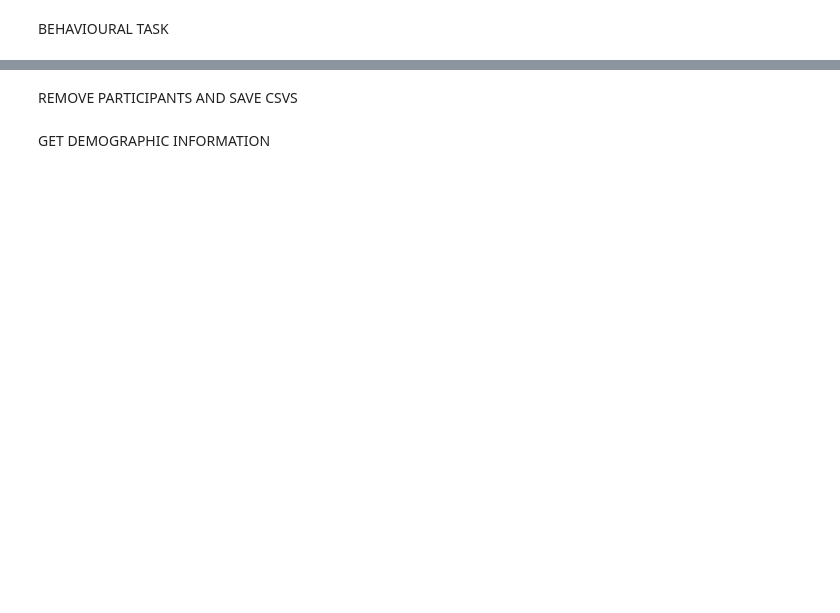
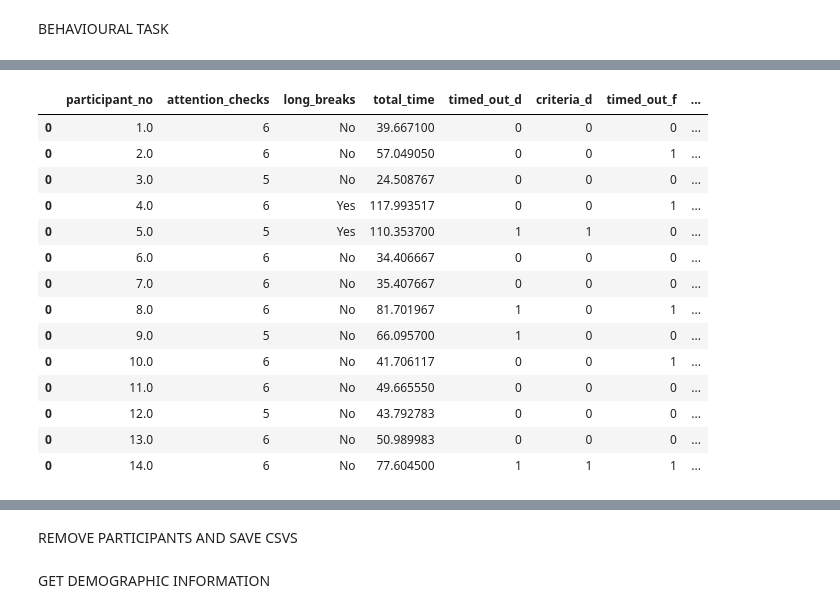
Before and after one commit to emilybagley/disgust_reversal_learning-pilot, a Jupyter notebook: 1_create_clean_dataframes.ipynb, the cells around one changed output, grey strips where cells are left out. Drawn from its saved outputs; the diff is of its cells as text; code cells hidden in the pictures; blank space fills up the shorter version.

```diff
--- a/1_create_clean_dataframes.ipynb
+++ b/1_create_clean_dataframes.ipynb
@@ -238,4 +256,22 @@ task_understood[task_understood.task_understood=="No"]
 | 0 | 14.0 | 6 | No | 77.604500 | 1 | 1 | 1 | ... |
+# %%
+task_understood
+# %% [output]
+|  | participant_no | attention_checks | long_breaks | total_time | timed_out_d | criteria_d | timed_out_f | ... |
+| 0 | 1.0 | 6 | No | 39.667100 | 0 | 0 | 0 | ... |
+| 0 | 2.0 | 6 | No | 57.049050 | 0 | 0 | 1 | ... |
+| 0 | 3.0 | 5 | No | 24.508767 | 0 | 0 | 0 | ... |
+| 0 | 4.0 | 6 | Yes | 117.993517 | 0 | 0 | 1 | ... |
+| 0 | 5.0 | 5 | Yes | 110.353700 | 1 | 1 | 0 | ... |
+| 0 | 6.0 | 6 | No | 34.406667 | 0 | 0 | 0 | ... |
+| 0 | 7.0 | 6 | No | 35.407667 | 0 | 0 | 0 | ... |
+| 0 | 8.0 | 6 | No | 81.701967 | 1 | 0 | 1 | ... |
+| 0 | 9.0 | 5 | No | 66.095700 | 1 | 0 | 0 | ... |
+| 0 | 10.0 | 6 | No | 41.706117 | 0 | 0 | 1 | ... |
+| 0 | 11.0 | 6 | No | 49.665550 | 0 | 0 | 0 | ... |
+| 0 | 12.0 | 5 | No | 43.792783 | 0 | 0 | 0 | ... |
+| 0 | 13.0 | 6 | No | 50.989983 | 0 | 0 | 0 | ... |
+| 0 | 14.0 | 6 | No | 77.604500 | 1 | 1 | 1 | ... |
 # %%
 for i in list(task_understood[task_understood.task_understood=="No"].participant_no):
     excluded_list.append(i)
```
Also changed, not shown: parts of 15 cells of this notebook, 7 other files.
